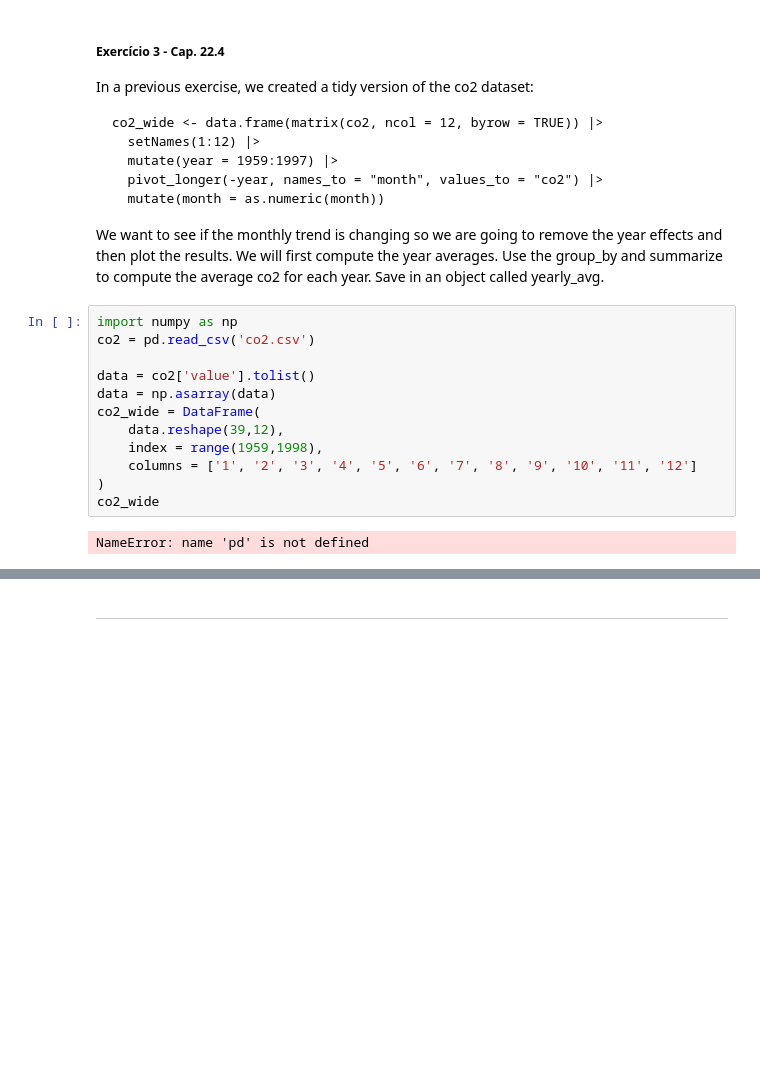
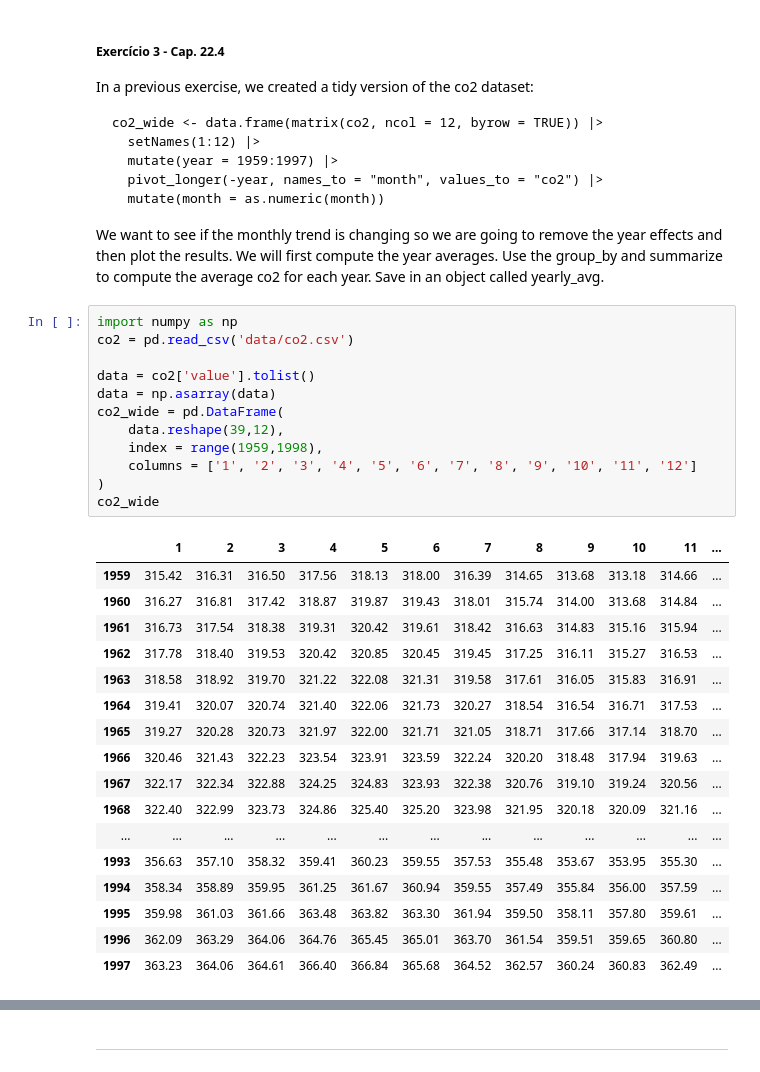
Before and after one commit to prof-LuizAlbano/feec-analise-dados-visual, a Jupyter notebook: Aulas/07-2024-04-26/RA272746_atividades5b.ipynb, the cells around one changed output, grey strips where cells are left out. Saved outputs shown, nothing was run; the diff lists cells and outputs as text; blank space fills up the shorter version.

```diff
--- a/Aulas/07-2024-04-26/RA272746_atividades5b.ipynb
+++ b/Aulas/07-2024-04-26/RA272746_atividades5b.ipynb
@@ -243,15 +257,31 @@ co2_wide <- data.frame(matrix(co2, ncol = 12, byrow = TRUE)) |>
 We want to see if the monthly trend is changing so we are going to remove the year effects and then plot the results. We will first compute the year averages. Use the group_by and summarize to compute the average co2 for each year. Save in an object called yearly_avg.
 # %%
 import numpy as np
-co2 = pd.read_csv('co2.csv')
+co2 = pd.read_csv('data/co2.csv')
 
 data = co2['value'].tolist()
 data = np.asarray(data)
-co2_wide = DataFrame(
+co2_wide = pd.DataFrame(
     data.reshape(39,12),
     index = range(1959,1998),
     columns = ['1', '2', '3', '4', '5', '6', '7', '8', '9', '10', '11', '12']
 )
 co2_wide
 # %% [output]
-NameError: name 'pd' is not defined
+|  | 1 | 2 | 3 | 4 | 5 | 6 | 7 | 8 | 9 | 10 | 11 | ... |
+| 1959 | 315.42 | 316.31 | 316.50 | 317.56 | 318.13 | 318.00 | 316.39 | 314.65 | 313.68 | 313.18 | 314.66 | ... |
+| 1960 | 316.27 | 316.81 | 317.42 | 318.87 | 319.87 | 319.43 | 318.01 | 315.74 | 314.00 | 313.68 | 314.84 | ... |
+| 1961 | 316.73 | 317.54 | 318.38 | 319.31 | 320.42 | 319.61 | 318.42 | 316.63 | 314.83 | 315.16 | 315.94 | ... |
+| 1962 | 317.78 | 318.40 | 319.53 | 320.42 | 320.85 | 320.45 | 319.45 | 317.25 | 316.11 | 315.27 | 316.53 | ... |
+| 1963 | 318.58 | 318.92 | 319.70 | 321.22 | 322.08 | 321.31 | 319.58 | 317.61 | 316.05 | 315.83 | 316.91 | ... |
+| 1964 | 319.41 | 320.07 | 320.74 | 321.40 | 322.06 | 321.73 | 320.27 | 318.54 | 316.54 | 316.71 | 317.53 | ... |
+| 1965 | 319.27 | 320.28 | 320.73 | 321.97 | 322.00 | 321.71 | 321.05 | 318.71 | 317.66 | 317.14 | 318.70 | ... |
+| 1966 | 320.46 | 321.43 | 322.23 | 323.54 | 323.91 | 323.59 | 322.24 | 320.20 | 318.48 | 317.94 | 319.63 | ... |
+| 1967 | 322.17 | 322.34 | 322.88 | 324.25 | 324.83 | 323.93 | 322.38 | 320.76 | 319.10 | 319.24 | 320.56 | ... |
+| 1968 | 322.40 | 322.99 | 323.73 | 324.86 | 325.40 | 325.20 | 323.98 | 321.95 | 320.18 | 320.09 | 321.16 | ... |
+| ... | ... | ... | ... | ... | ... | ... | ... | ... | ... | ... | ... | ... |
+| 1993 | 356.63 | 357.10 | 358.32 | 359.41 | 360.23 | 359.55 | 357.53 | 355.48 | 353.67 | 353.95 | 355.30 | ... |
+| 1994 | 358.34 | 358.89 | 359.95 | 361.25 | 361.67 | 360.94 | 359.55 | 357.49 | 355.84 | 356.00 | 357.59 | ... |
+| 1995 | 359.98 | 361.03 | 361.66 | 363.48 | 363.82 | 363.30 | 361.94 | 359.50 | 358.11 | 357.80 | 359.61 | ... |
+| 1996 | 362.09 | 363.29 | 364.06 | 364.76 | 365.45 | 365.01 | 363.70 | 361.54 | 359.51 | 359.65 | 360.80 | ... |
+| 1997 | 363.23 | 364.06 | 364.61 | 366.40 | 366.84 | 365.68 | 364.52 | 362.57 | 360.24 | 360.83 | 362.49 | ... |
```
Also changed, not shown: parts of 12 cells of this notebook, 3 other files.
